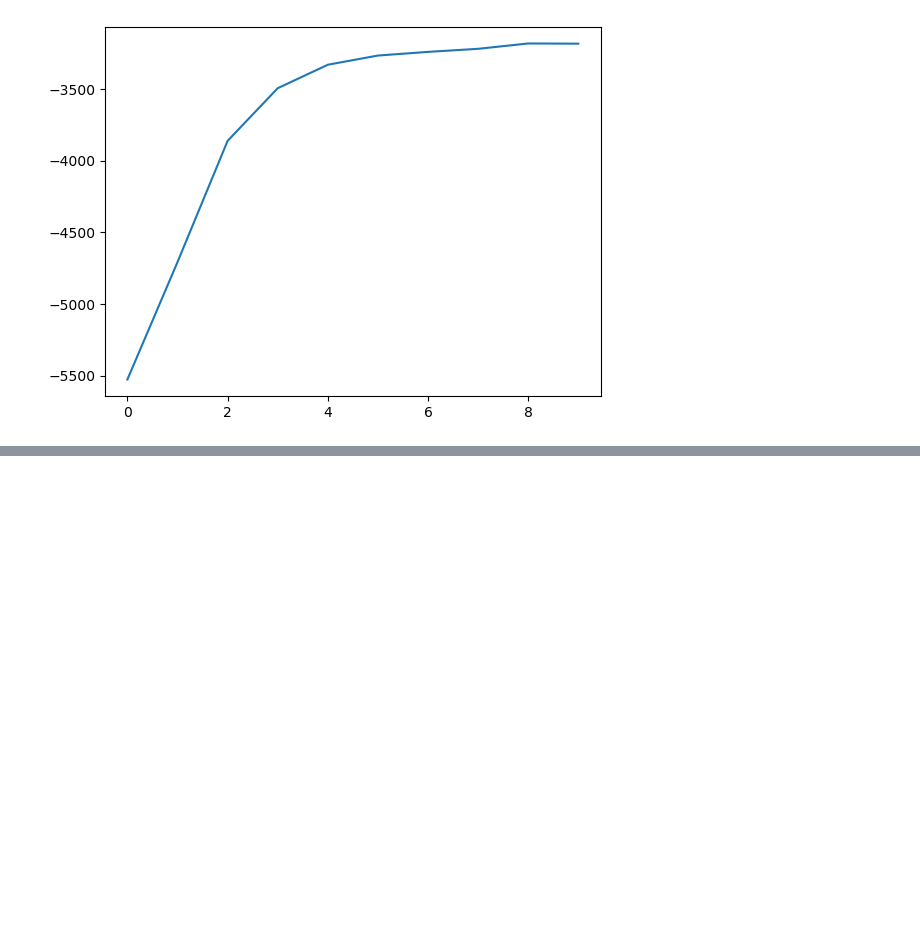
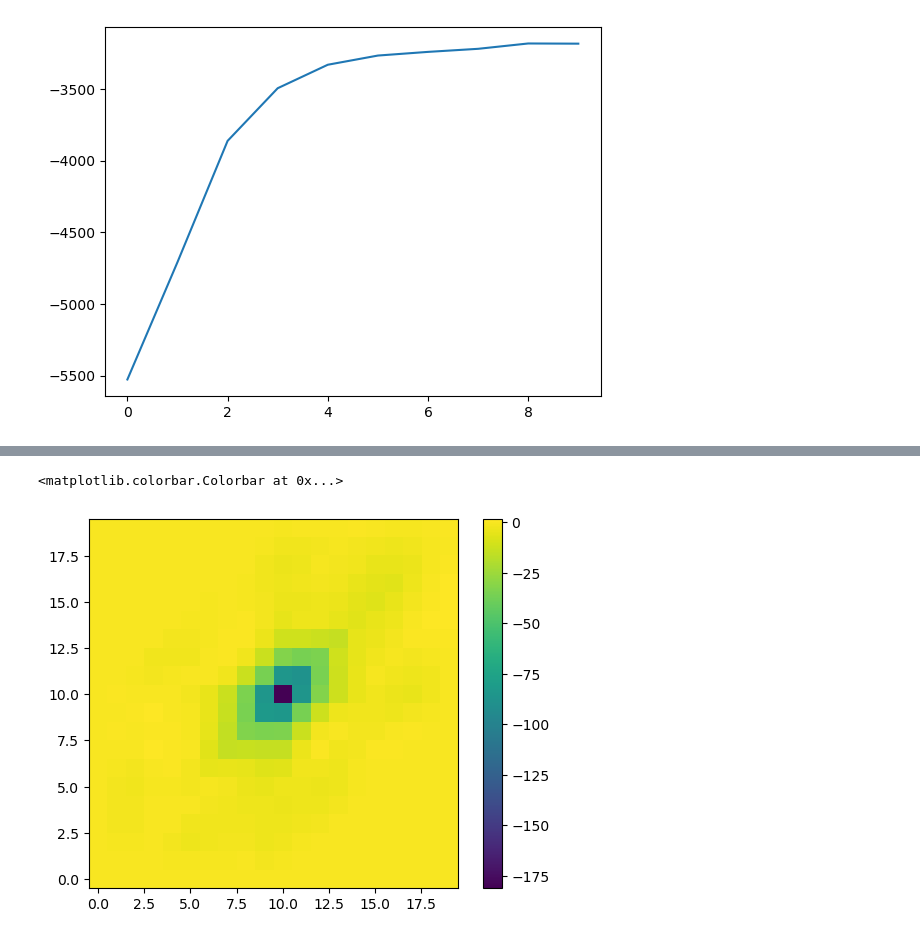
Before and after one commit to fgarbuzov/NonlinFD, a Jupyter notebook: notebooks/analysis_nonlin_corr.ipynb, the cells around one changed output, grey strips where cells are left out. Cells and saved outputs as stored; diff of their text form; code cells hidden in the pictures; blank space fills up the shorter version.

```diff
--- a/notebooks/analysis_nonlin_corr.ipynb
+++ b/notebooks/analysis_nonlin_corr.ipynb
@@ -117,0 +126,23 @@ np.savetxt(Filepaths.DATA.value / 'moduli_t' / 'pwave_nonlin_dt0.005', mod_t)
+# %%
+ind = 0,1,2,1,0,2
+i,j,k,l,m,n = ind
+print("corr2 calculation...")
+corr2 = 0
+step_size = 10
+steps = born_len // step_size - 1
+for step in range(steps):
+    ind1, ind2 = step*step_size, (step+1)*step_size
+    s = stress_born[ind1:ind2].copy()
+    C = CBK[ind1:ind2].copy()
+    corr2_vec1 = V/2/T * (corr2_fast(C[:,i,j,k,l], s[:,m,n]).real) / steps
+    corr2 += np.ones(corr2_vec1.shape*2) * corr2_vec1[:,None] # matrix with identical cols
+    corr2_vec2 = V/2/T * (corr2_fast(C[:,i,j,m,n], s[:,k,l]).real) / steps
+    corr2 += corr2_vec2[None,:] # add matric with identical rows
+    corr2_vec3 = V/2/T * (corr2_fast(C[:,k,l,m,n], s[:,i,j]).real) / steps
+    corr2_max = np.zeros_like(corr2)
+    corr2_max[np.triu_indices(3)] = corr2_vec3[np.triu_indices(3)]
+    corr2_max[np.tril_indices(3)] = corr2_vec3[np.tril_indices(3)]
+    corr2 += corr2_max
+    # corr2 += V/2/T * (corr2_fast(C[:,i,j,k,l], s[:,m,n]).real +
+    #                   corr2_fast(C[:,i,j,m,n], s[:,k,l]).real +
+    #                   corr2_fast(C[:,k,l,m,n], s[:,i,j]).real) / steps
@@ -117,0 +233,15 @@ np.savetxt(Filepaths.DATA.value / 'moduli_t' / 'pwave_nonlin_dt0.005', mod_t)
+# %%
+ind = 0,1,2,1,0,2
+i,j,k,l,m,n = ind
+print("corr3 calculation...")
+corr3 = 0
+step_size = 10
+steps = len(stress_d) // step_size - 1
+chunks = 100
+steps_chunk = steps // chunks
+for chunk, _ in enumerate(ProgressBarText(range(chunks), 25)):
+    for step_chunk in range(steps_chunk):
+        step = chunk * steps_chunk + step_chunk
+        ind1, ind2 = step*step_size, (step+1)*step_size
+        s = stress_d[ind1:ind2].copy()
+        corr3 += V**2/2/T**2 * (corr3_fast(s[:,i,j], s[:,k,l], s[:,m,n]).real) / steps
@@ -117,0 +291,7 @@ np.savetxt(Filepaths.DATA.value / 'moduli_t' / 'pwave_nonlin_dt0.005', mod_t)
+# %%
+data = np.fft.fftshift((corr3).T)
+plt.imshow(data, origin='lower')
+plt.colorbar()
+# %% [output]
+<matplotlib.colorbar.Colorbar at 0x...>
+[figure, added]
```
Also changed, not shown: parts of 25 cells of this notebook, 13 other files.
